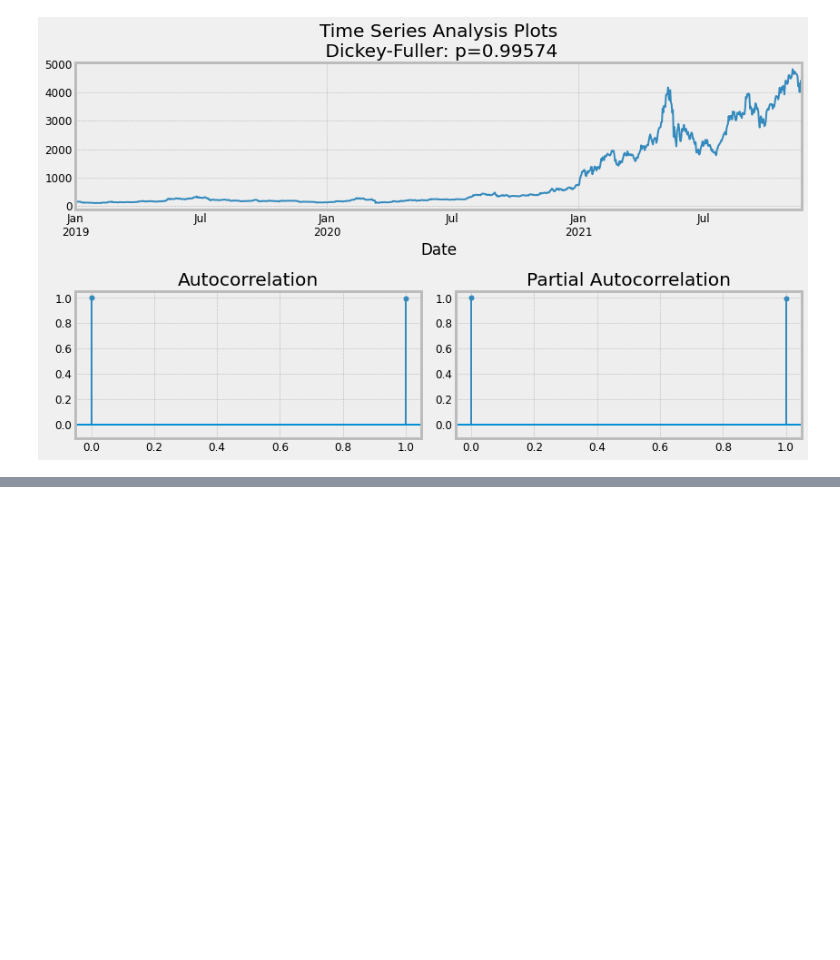
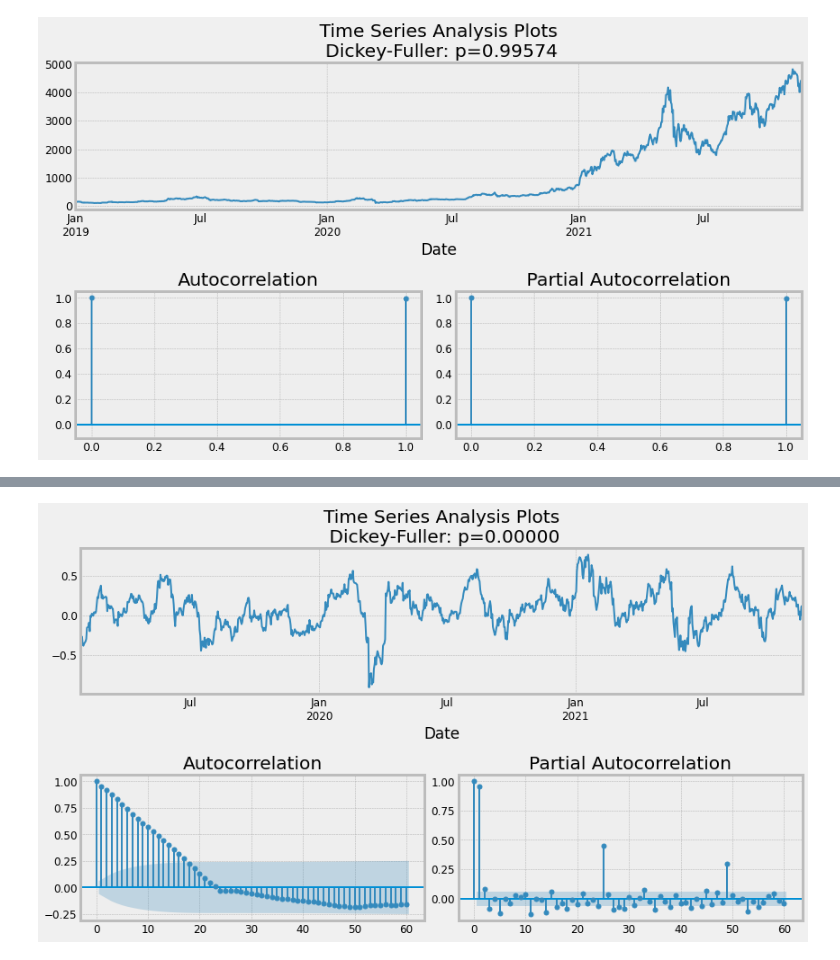
Before and after one commit to lerocha1/Analisando_ETH_Sarima, a Jupyter notebook: Teste_investpy_BTC_and_ETH.ipynb, the cells around one changed output, grey strips where cells are left out. Saved outputs shown, nothing was run; the diff lists cells and outputs as text; code cells hidden in the pictures; blank space fills up the shorter version.

```diff
--- a/Teste_investpy_BTC_and_ETH.ipynb
+++ b/Teste_investpy_BTC_and_ETH.ipynb
@@ -176,0 +182,5 @@ tsplot(eth.value,lags=1)
+# %%
+eth_log_diff = eth_log - eth_log.shift(24)
+tsplot(eth_log_diff[24:], lags=60)
+# %% [output]
+[figure, added]
```
Also changed, not shown: parts of 5 cells of this notebook.
